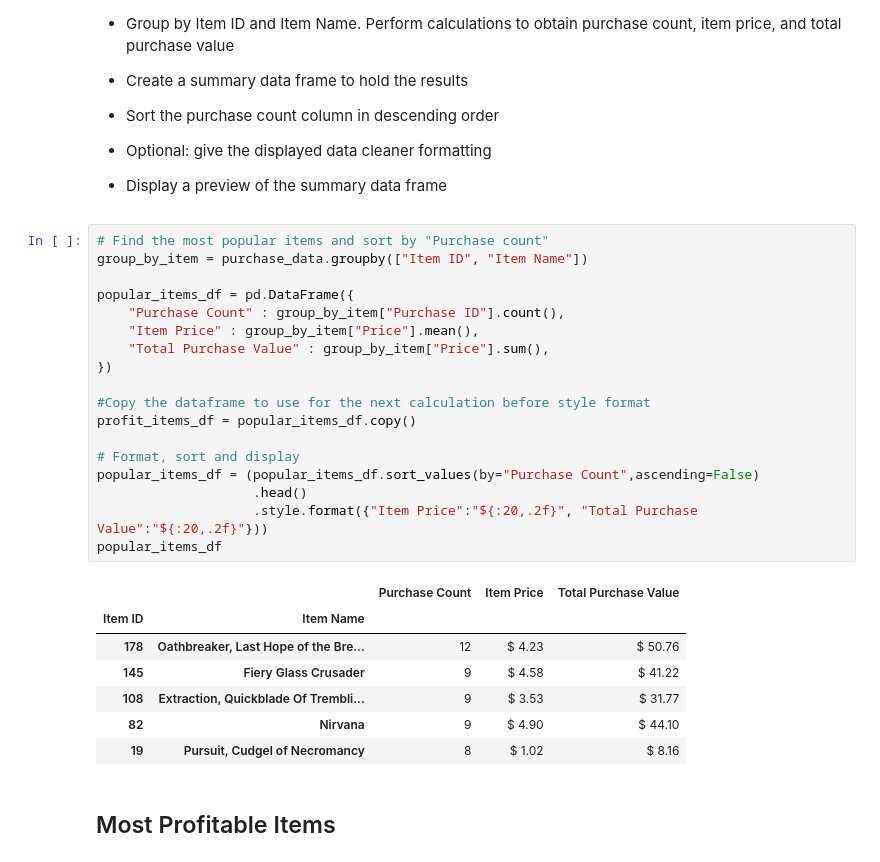
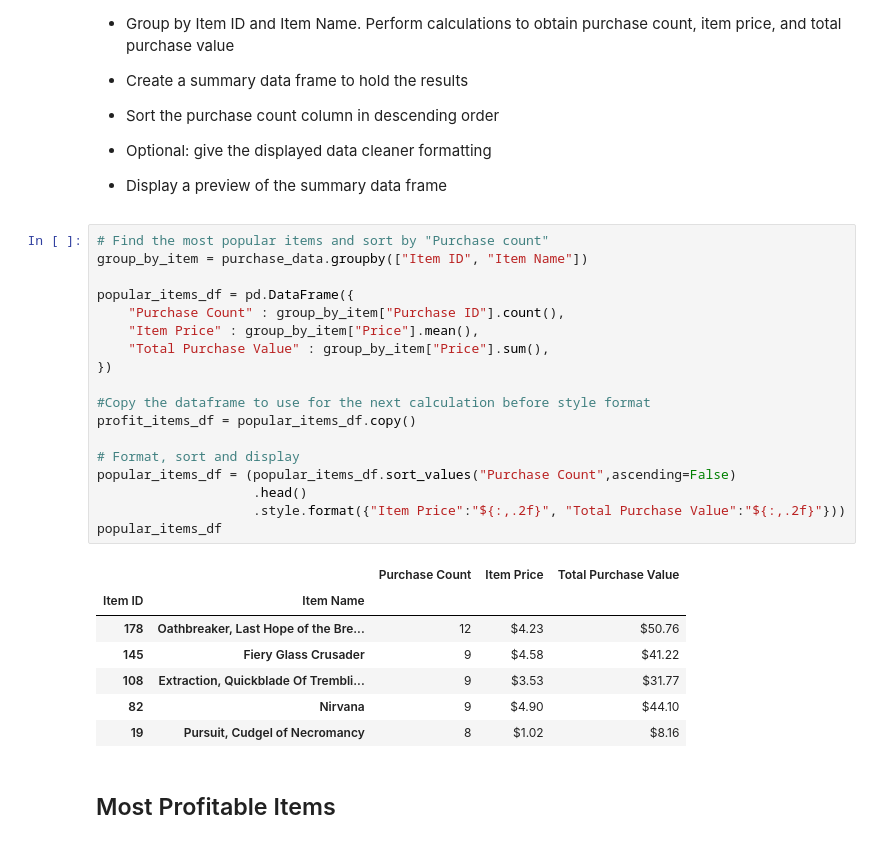
Before and after one commit to sheetalbongale/Pandas-Challenge, a Jupyter notebook: HeroesOfPymoli/HeroesOfPymoli_bySheetal.ipynb, the cells around one changed output. Drawn from its saved outputs; the diff is of its cells as text.

```diff
--- a/HeroesOfPymoli/HeroesOfPymoli_bySheetal.ipynb
+++ b/HeroesOfPymoli/HeroesOfPymoli_bySheetal.ipynb
@@ -287,29 +288,29 @@ top_spenders_df
 # %%
 # Find the most popular items and sort by "Purchase count"
 group_by_item = purchase_data.groupby(["Item ID", "Item Name"])
 
 popular_items_df = pd.DataFrame({
     "Purchase Count" : group_by_item["Purchase ID"].count(),
     "Item Price" : group_by_item["Price"].mean(),
     "Total Purchase Value" : group_by_item["Price"].sum(),
 })
 
 #Copy the dataframe to use for the next calculation before style format
 profit_items_df = popular_items_df.copy()
 
 # Format, sort and display
-popular_items_df = (popular_items_df.sort_values(by="Purchase Count",ascending=False)
+popular_items_df = (popular_items_df.sort_values("Purchase Count",ascending=False)
                     .head()
-                    .style.format({"Item Price":"${:20,.2f}", "Total Purchase Value":"${:20,.2f}"}))
+                    .style.format({"Item Price":"${:,.2f}", "Total Purchase Value":"${:,.2f}"}))
 popular_items_df
 # %% [output]
 |  |  | Purchase Count | Item Price | Total Purchase Value |
 | Item ID | Item Name |  |  |  |
-| 178 | Oathbreaker, Last Hope of the Bre... | 12 | $ 4.23 | $ 50.76 |
-| 145 | Fiery Glass Crusader | 9 | $ 4.58 | $ 41.22 |
-| 108 | Extraction, Quickblade Of Trembli... | 9 | $ 3.53 | $ 31.77 |
-| 82 | Nirvana | 9 | $ 4.90 | $ 44.10 |
-| 19 | Pursuit, Cudgel of Necromancy | 8 | $ 1.02 | $ 8.16 |
+| 178 | Oathbreaker, Last Hope of the Bre... | 12 | $4.23 | $50.76 |
+| 145 | Fiery Glass Crusader | 9 | $4.58 | $41.22 |
+| 108 | Extraction, Quickblade Of Trembli... | 9 | $3.53 | $31.77 |
+| 82 | Nirvana | 9 | $4.90 | $44.10 |
+| 19 | Pursuit, Cudgel of Necromancy | 8 | $1.02 | $8.16 |
 # %% [markdown]
 ## Most Profitable Items
 # %% [markdown]
```
Also changed, not shown: parts of 6 cells of this notebook, 2 other files.
